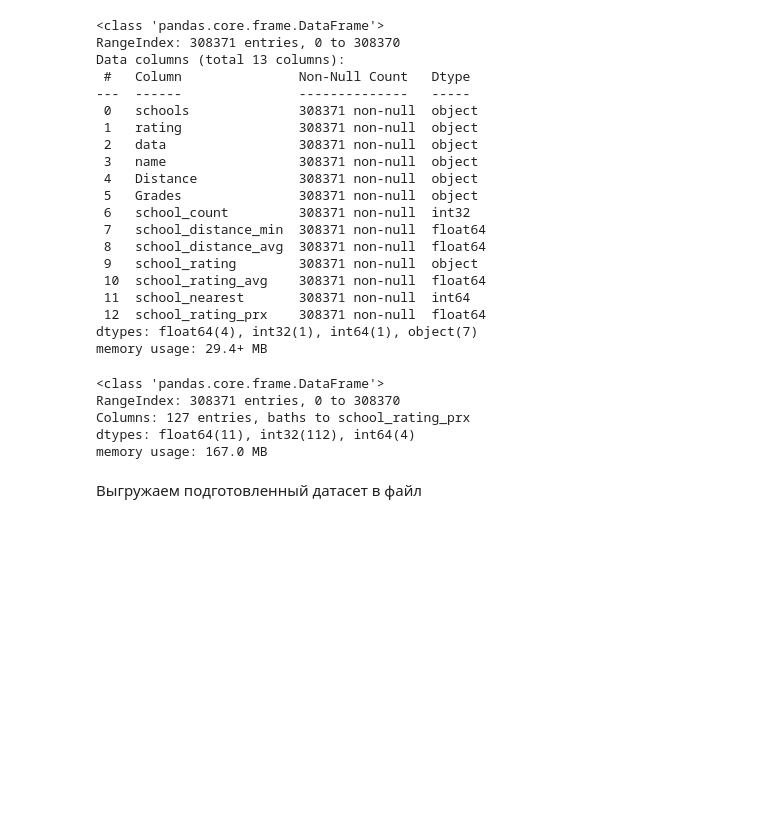
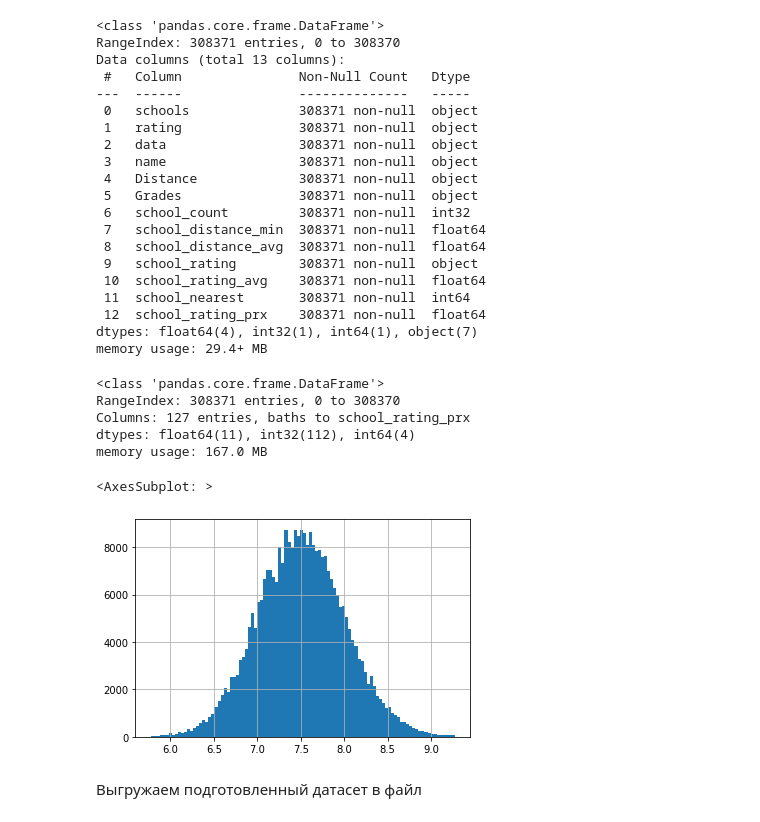
Before and after one commit to DarthSirius/Lessons, a Jupyter notebook: SkillFactory/Final_project/EDA.ipynb, the cells around one changed output. Cells and saved outputs as stored; diff of their text form; code cells hidden in the pictures; blank space fills up the shorter version.

```diff
--- a/SkillFactory/Final_project/EDA.ipynb
+++ b/SkillFactory/Final_project/EDA.ipynb
@@ -1512,6 +1512,11 @@ RangeIndex: 308371 entries, 0 to 308370
 Columns: 127 entries, baths to school_rating_prx
 dtypes: float64(11), int32(112), int64(4)
 memory usage: 167.0 MB
+# %%
+np.log(data_reset['sqft']).hist(bins=100)
+# %% [output]
+<AxesSubplot: >
+[figure, added]
 # %% [markdown]
 Выгружаем подготовленный датасет в файл
 # %%
```
Also changed, not shown: 4 other files.
